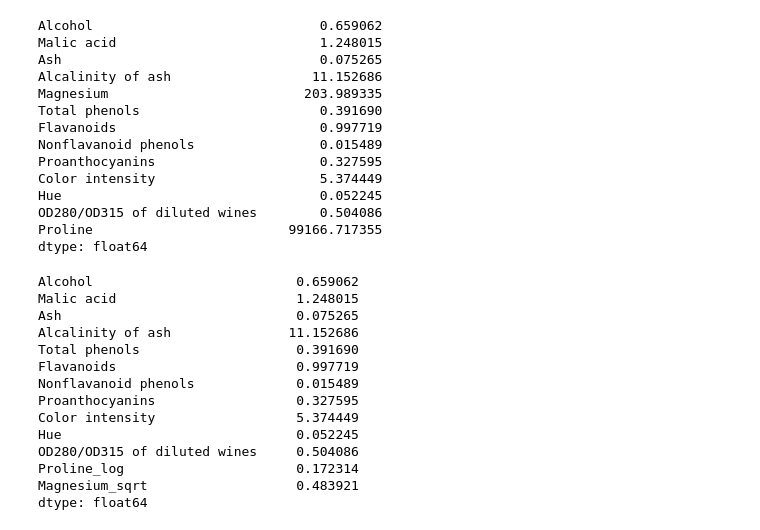
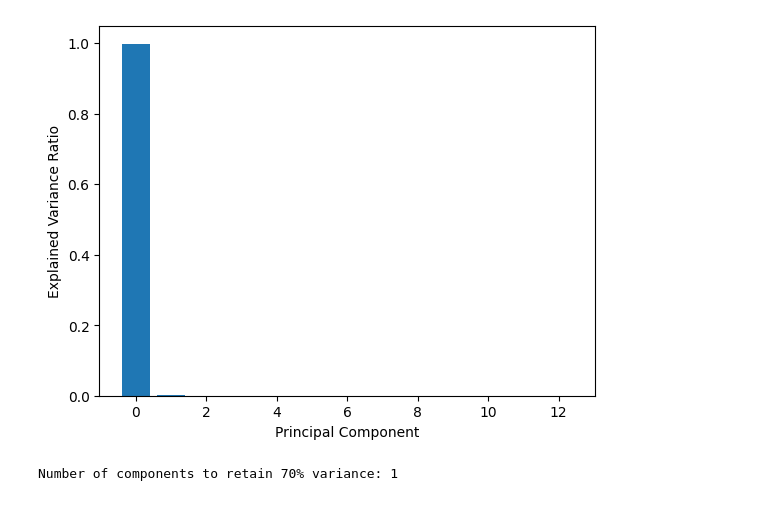
Before and after one commit to 7Abdoman7/Quantum_Abdo, a Jupyter notebook: QNN/project_QNN.ipynb, the cells around one changed output. Cells and saved outputs as stored; diff of their text form; code cells hidden in the pictures.

```diff
--- a/QNN/project_QNN.ipynb
+++ b/QNN/project_QNN.ipynb
@@ -13,48 +13,3 @@ import numpy as np
 import pandas as pd
 import seaborn as sns
 import matplotlib.pyplot as plt
-# %%
-X, y = load_wine(return_X_y=True)
-
-X = pd.DataFrame(X, columns=['Alcohol', 'Malic acid', 'Ash', 'Alcalinity of ash', 'Magnesium', 'Total phenols',
-                             'Flavanoids', 'Nonflavanoid phenols', 'Proanthocyanins', 'Color intensity', 'Hue',
-                             'OD280/OD315 of diluted wines', 'Proline'])
-y = pd.DataFrame(y, columns=['target'])
-# %%
-print(X.var())
-# %% [output]
-Alcohol                             0.659062
-Malic acid                          1.248015
-Ash                                 0.075265
-Alcalinity of ash                  11.152686
-Magnesium                         203.989335
-Total phenols                       0.391690
-Flavanoids                          0.997719
-Nonflavanoid phenols                0.015489
-Proanthocyanins                     0.327595
-Color intensity                     5.374449
-Hue                                 0.052245
-OD280/OD315 of diluted wines        0.504086
-Proline                         99166.717355
-dtype: float64
-# %%
-X['Proline_log'] = np.log(X['Proline'])
-X.drop('Proline', axis=1, inplace=True)
-X['Magnesium_sqrt'] = np.sqrt(X['Magnesium'])
-X.drop('Magnesium', axis=1, inplace=True)
-print(X.var())
-# %% [output]
-Alcohol                          0.659062
-Malic acid                       1.248015
-Ash                              0.075265
-Alcalinity of ash               11.152686
-Total phenols                    0.391690
-Flavanoids                       0.997719
-Nonflavanoid phenols             0.015489
-Proanthocyanins                  0.327595
-Color intensity                  5.374449
-Hue                              0.052245
-OD280/OD315 of diluted wines     0.504086
-Proline_log                      0.172314
-Magnesium_sqrt                   0.483921
-dtype: float64
@@ -61,3 +39,21 @@ dtype: float64
+# %%
+#X = Normalizer().fit_transform(X)
+
+pca = PCA()
+pca.fit(X)
+
+explained_variance_ratio = pca.explained_variance_ratio_
+plt.bar(range(len(explained_variance_ratio)), explained_variance_ratio)
+plt.xlabel('Principal Component')
+plt.ylabel('Explained Variance Ratio')
+plt.show()
+cumulative_variance = np.cumsum(explained_variance_ratio)
+n_components = np.argmax(cumulative_variance >= 0.90) + 1
+
+print(f"Number of components to retain 70% variance: {n_components}")
+# %% [output]
+[figure, added]
+Number of components to retain 70% variance: 1
 # %%
 X_train, X_test, y_train, y_test = train_test_split(X, y, test_size=0.2, stratify=y, random_state=42)
 
```
Also changed, not shown: parts of 4 cells of this notebook, 2 other files.
